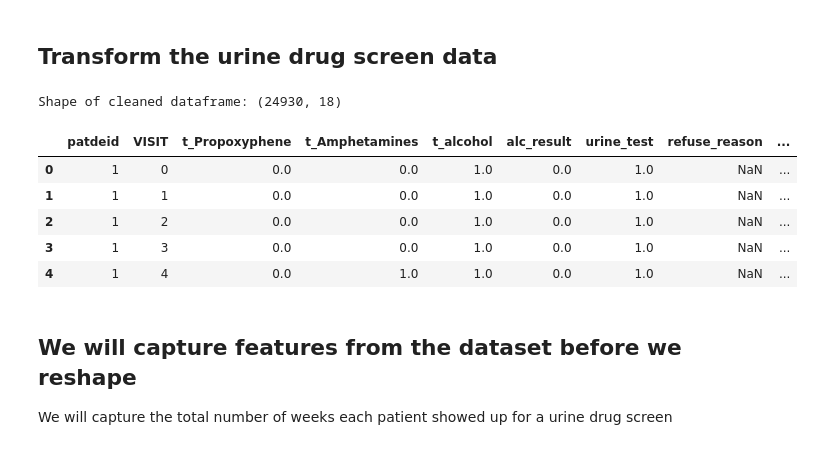
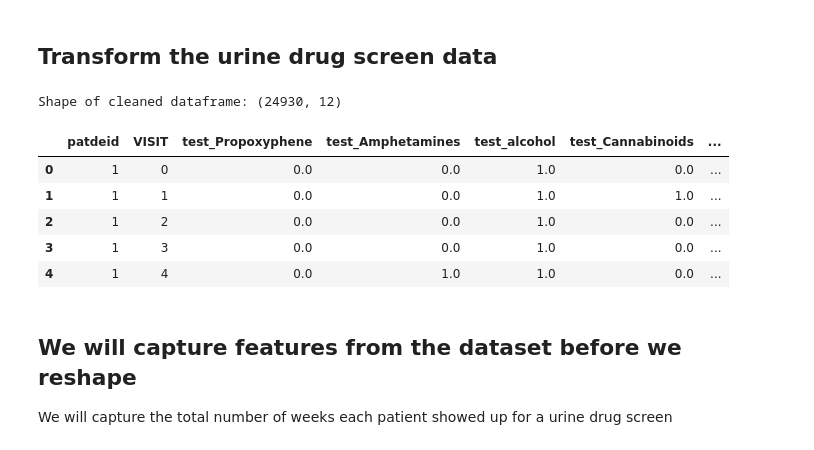
Before and after one commit to DanHerman212/oud_treatment_outcome, a Jupyter notebook: notebooks/1_data_cleaning.ipynb, the cells around one changed output. Saved outputs shown, nothing was run; the diff lists cells and outputs as text; code cells hidden in the pictures.

```diff
--- a/notebooks/1_data_cleaning.ipynb
+++ b/notebooks/1_data_cleaning.ipynb
@@ -361,24 +362,24 @@ Shape of flattened dataframe: (1314, 76)
 ## Transform the urine drug screen data
 # %%
 # define parameters
-uds_cols = ['patdeid','VISIT','AB001','AB001B','UDS001','UDS001A','UDS001B', 'UDS003', 'UDS004', 'UDS005', 'UDS006', 'UDS007', 'UDS008', 'UDS009', 'UDS010', 'UDS011', 'UDS012', 'UDS013']
+uds_cols = ['patdeid','VISIT','AB001', 'UDS005', 'UDS006', 'UDS007', 'UDS008', 'UDS009', 'UDS010', 'UDS011', 'UDS012', 'UDS013']
 
-rename_cols = {'AB001':'t_alcohol','AB001B':'alc_result','UDS001':'urine_test','UDS001A':'refuse_reason','UDS001B':'other_reason', 'UDS003':'urine_temp','UDS004':'supervised','UDS005':'t_Amphetamines', 'UDS006':'t_Benzodiazepines','UDS007':'t_Methadone', 'UDS008':'t_Oxycodone', 'UDS009':'t_Cocaine', 'UDS010':'t_Methamphetamine', 'UDS011':'t_Opiate300', 'UDS012':'t_Cannabinoids', 'UDS013':'t_Propoxyphene'}
+rename_cols = {'AB001':'test_alcohol','UDS005':'test_Amphetamines', 'UDS006':'test_Benzodiazepines','UDS007':'test_Methadone', 'UDS008':'test_Oxycodone', 'UDS009':'test_Cocaine', 'UDS010':'test_Methamphetamine', 'UDS011':'test_Opiate300', 'UDS012':'test_Cannabinoids', 'UDS013':'test_Propoxyphene'}
 
 # execute clean function
 uds = clean_df(uds, uds_cols, rename_cols)
 
 # observe shape and first 5 rows of cleaned dataframe
 print(f'Shape of cleaned dataframe: {uds.shape}')
 uds[:5]
 # %% [output]
-Shape of cleaned dataframe: (24930, 18)
+Shape of cleaned dataframe: (24930, 12)
-|  | patdeid | VISIT | t_Propoxyphene | t_Amphetamines | t_alcohol | alc_result | urine_test | refuse_reason | ... |
-| 0 | 1 | 0 | 0.0 | 0.0 | 1.0 | 0.0 | 1.0 | NaN | ... |
-| 1 | 1 | 1 | 0.0 | 0.0 | 1.0 | 0.0 | 1.0 | NaN | ... |
-| 2 | 1 | 2 | 0.0 | 0.0 | 1.0 | 0.0 | 1.0 | NaN | ... |
-| 3 | 1 | 3 | 0.0 | 0.0 | 1.0 | 0.0 | 1.0 | NaN | ... |
-| 4 | 1 | 4 | 0.0 | 1.0 | 1.0 | 0.0 | 1.0 | NaN | ... |
+|  | patdeid | VISIT | test_Propoxyphene | test_Amphetamines | test_alcohol | test_Cannabinoids | ... |
+| 0 | 1 | 0 | 0.0 | 0.0 | 1.0 | 0.0 | ... |
+| 1 | 1 | 1 | 0.0 | 0.0 | 1.0 | 1.0 | ... |
+| 2 | 1 | 2 | 0.0 | 0.0 | 1.0 | 0.0 | ... |
+| 3 | 1 | 3 | 0.0 | 0.0 | 1.0 | 0.0 | ... |
+| 4 | 1 | 4 | 0.0 | 1.0 | 1.0 | 0.0 | ... |
 # %% [markdown]
 ## We will capture features from the dataset before we reshape
 We will capture the total number of weeks each patient showed up for a urine drug screen
```
Also changed, not shown: parts of 20 cells of this notebook.
